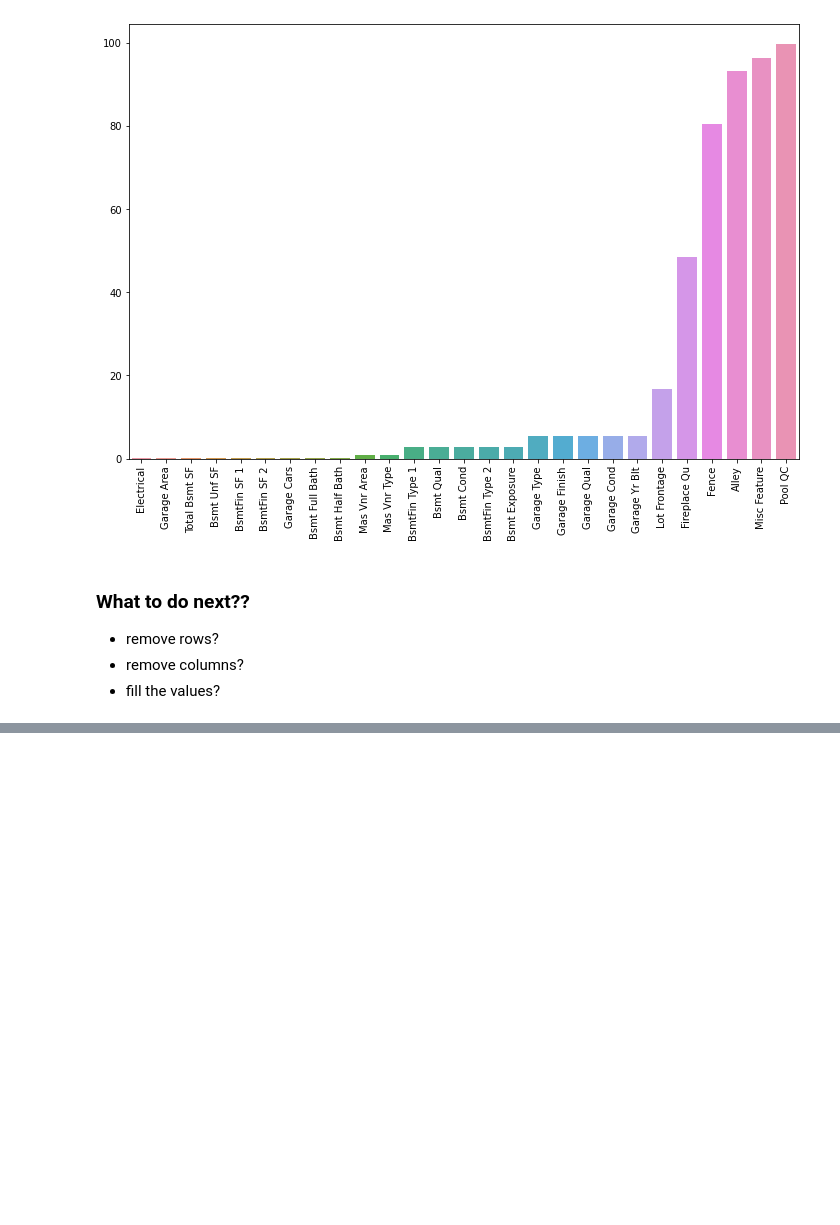
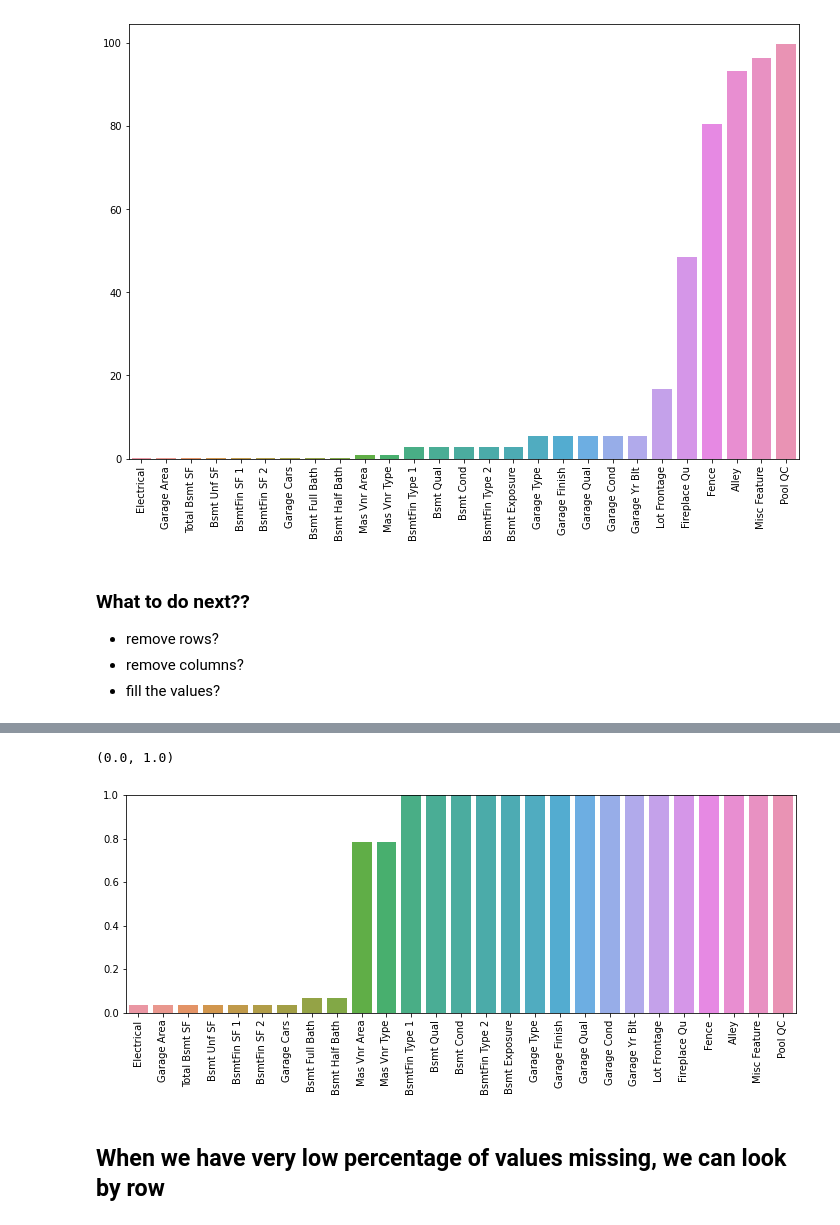
Before and after one commit to ravi0531rp/DataScienceComplete, a Jupyter notebook: Data_Science_ML_Based/006. Feature Engineering.ipynb, the cells around one changed output, grey strips where cells are left out. Saved outputs shown, nothing was run; the diff lists cells and outputs as text; code cells hidden in the pictures; blank space fills up the shorter version.

Commit message:
MissingDataFillRemoveRowWise

```diff
--- a/Data_Science_ML_Based/006. Feature Engineering.ipynb
+++ b/Data_Science_ML_Based/006. Feature Engineering.ipynb
@@ -363,0 +388,12 @@ plt.xticks(rotation=90)
+# %%
+plt.figure(figsize=(12,4))
+sns.barplot(x=percent_nan.index,y=percent_nan)
+plt.xticks(rotation=90);
+
+# Set 1% Threshold
+plt.ylim(0,1)
+# %% [output]
+(0.0, 1.0)
+[figure, added]
+# %% [markdown]
+## When we have very low percentage of values missing, we can look by row
```
Also changed, not shown: parts of 17 cells of this notebook.
